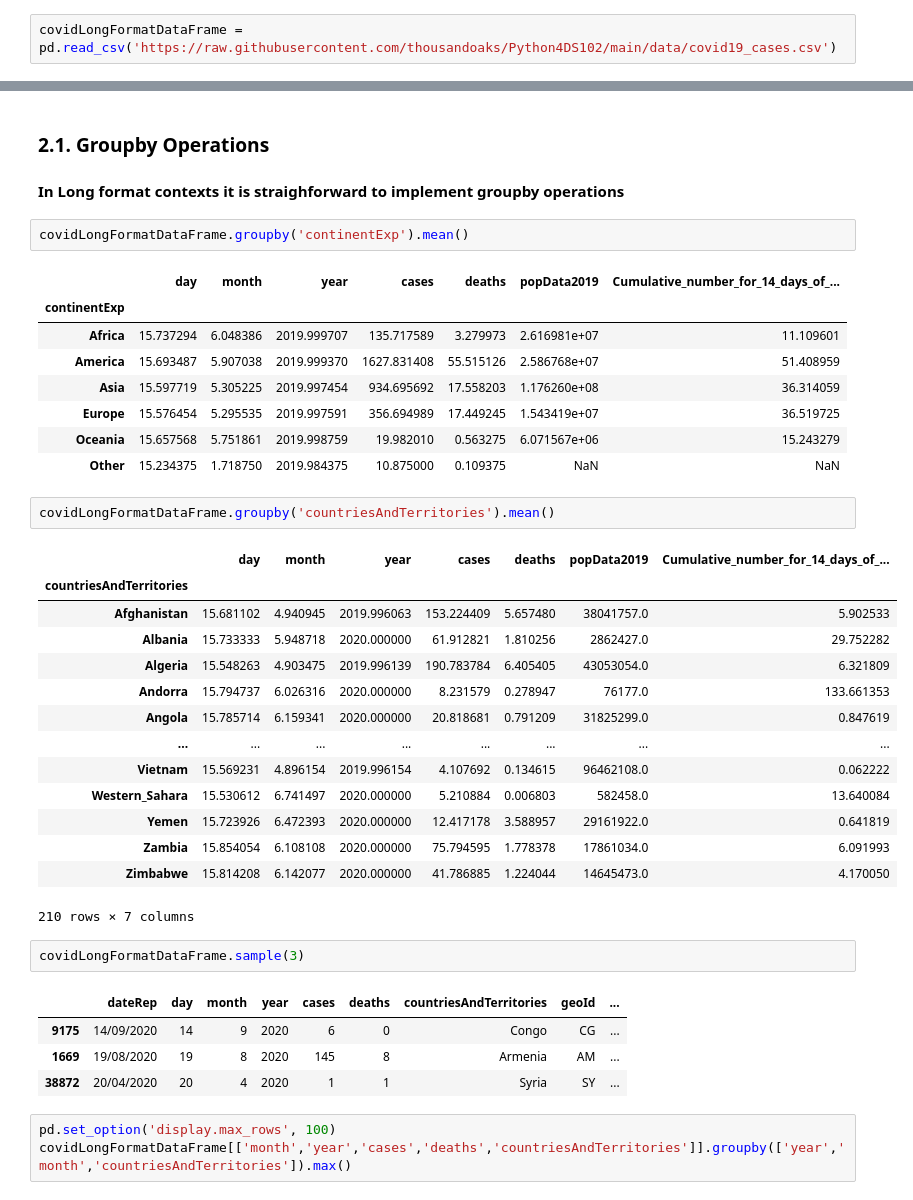
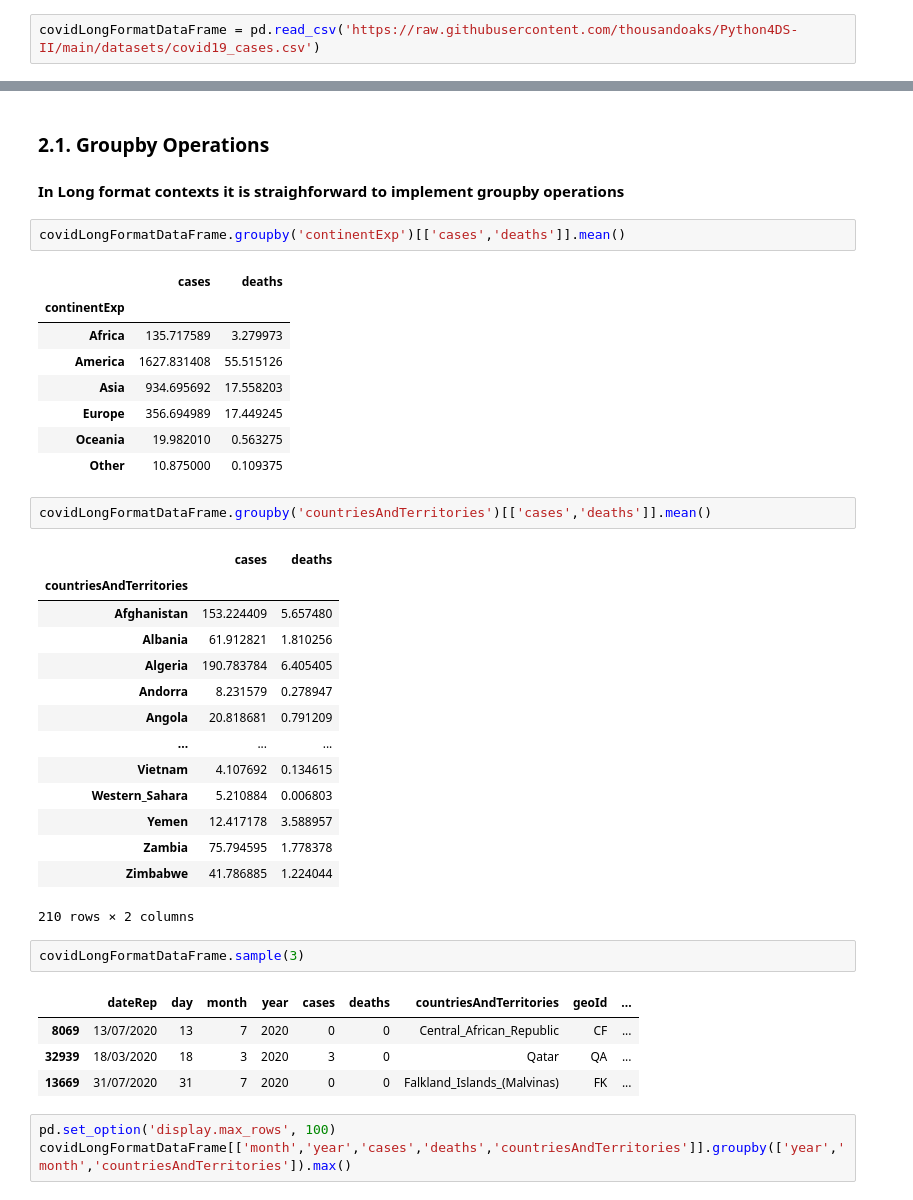
Before and after one commit to thousandoaks/Python4DS-II, a Jupyter notebook: notebooks/Long_To_Wide_Transformation.ipynb, the cells around one changed output, grey strips where cells are left out. Saved outputs shown, nothing was run; the diff lists cells and outputs as text.

```diff
--- a/notebooks/Long_To_Wide_Transformation.ipynb
+++ b/notebooks/Long_To_Wide_Transformation.ipynb
@@ -18,5 +18,5 @@ import numpy as np
 ### For scripted or automated collection of this data, the ECDC makes the current day's CSV file available via https://opendata.ecdc.europa.eu/covid19/casedistribution/csv. T
 ### The snapshot we will be using was collected on September 19, 2020 and contains the number of new COVID-19 cases per country from December 31, 2019 through September 18, 2020, with partial data for September 19, 2020. For this chapter, we will look at the 8-month span from January 18, 2020 through September 18, 2020.
 # %%
-covidLongFormatDataFrame = pd.read_csv('https://raw.githubusercontent.com/thousandoaks/Python4DS102/main/data/covid19_cases.csv')
+covidLongFormatDataFrame = pd.read_csv('https://raw.githubusercontent.com/thousandoaks/Python4DS-II/main/datasets/covid19_cases.csv')
 # %%
@@ -55,40 +73,40 @@ covidLongFormatDataFrame.sample(30)
 ### 2.1. Groupby Operations
 #### In Long format contexts it is straighforward to implement groupby operations
 # %%
-covidLongFormatDataFrame.groupby('continentExp').mean()
+covidLongFormatDataFrame.groupby('continentExp')[['cases','deaths']].mean()
 # %% [output]
-|  | day | month | year | cases | deaths | popData2019 | Cumulative_number_for_14_days_of_... |
-| continentExp |  |  |  |  |  |  |  |
-| Africa | 15.737294 | 6.048386 | 2019.999707 | 135.717589 | 3.279973 | 2.616981e+07 | 11.109601 |
-| America | 15.693487 | 5.907038 | 2019.999370 | 1627.831408 | 55.515126 | 2.586768e+07 | 51.408959 |
-| Asia | 15.597719 | 5.305225 | 2019.997454 | 934.695692 | 17.558203 | 1.176260e+08 | 36.314059 |
-| Europe | 15.576454 | 5.295535 | 2019.997591 | 356.694989 | 17.449245 | 1.543419e+07 | 36.519725 |
-| Oceania | 15.657568 | 5.751861 | 2019.998759 | 19.982010 | 0.563275 | 6.071567e+06 | 15.243279 |
-| Other | 15.234375 | 1.718750 | 2019.984375 | 10.875000 | 0.109375 | NaN | NaN |
+|  | cases | deaths |
+| continentExp |  |  |
+| Africa | 135.717589 | 3.279973 |
+| America | 1627.831408 | 55.515126 |
+| Asia | 934.695692 | 17.558203 |
+| Europe | 356.694989 | 17.449245 |
+| Oceania | 19.982010 | 0.563275 |
+| Other | 10.875000 | 0.109375 |
 # %%
-covidLongFormatDataFrame.groupby('countriesAndTerritories').mean()
+covidLongFormatDataFrame.groupby('countriesAndTerritories')[['cases','deaths']].mean()
 # %% [output]
-|  | day | month | year | cases | deaths | popData2019 | Cumulative_number_for_14_days_of_... |
-| countriesAndTerritories |  |  |  |  |  |  |  |
-| Afghanistan | 15.681102 | 4.940945 | 2019.996063 | 153.224409 | 5.657480 | 38041757.0 | 5.902533 |
-| Albania | 15.733333 | 5.948718 | 2020.000000 | 61.912821 | 1.810256 | 2862427.0 | 29.752282 |
-| Algeria | 15.548263 | 4.903475 | 2019.996139 | 190.783784 | 6.405405 | 43053054.0 | 6.321809 |
-| Andorra | 15.794737 | 6.026316 | 2020.000000 | 8.231579 | 0.278947 | 76177.0 | 133.661353 |
-| Angola | 15.785714 | 6.159341 | 2020.000000 | 20.818681 | 0.791209 | 31825299.0 | 0.847619 |
-| ... | ... | ... | ... | ... | ... | ... | ... |
-| Vietnam | 15.569231 | 4.896154 | 2019.996154 | 4.107692 | 0.134615 | 96462108.0 | 0.062222 |
-| Western_Sahara | 15.530612 | 6.741497 | 2020.000000 | 5.210884 | 0.006803 | 582458.0 | 13.640084 |
-| Yemen | 15.723926 | 6.472393 | 2020.000000 | 12.417178 | 3.588957 | 29161922.0 | 0.641819 |
-| Zambia | 15.854054 | 6.108108 | 2020.000000 | 75.794595 | 1.778378 | 17861034.0 | 6.091993 |
-| Zimbabwe | 15.814208 | 6.142077 | 2020.000000 | 41.786885 | 1.224044 | 14645473.0 | 4.170050 |
+|  | cases | deaths |
+| countriesAndTerritories |  |  |
+| Afghanistan | 153.224409 | 5.657480 |
+| Albania | 61.912821 | 1.810256 |
+| Algeria | 190.783784 | 6.405405 |
+| Andorra | 8.231579 | 0.278947 |
+| Angola | 20.818681 | 0.791209 |
+| ... | ... | ... |
+| Vietnam | 4.107692 | 0.134615 |
+| Western_Sahara | 5.210884 | 0.006803 |
+| Yemen | 12.417178 | 3.588957 |
+| Zambia | 75.794595 | 1.778378 |
+| Zimbabwe | 41.786885 | 1.224044 |
-210 rows × 7 columns
+210 rows × 2 columns
 # %%
 covidLongFormatDataFrame.sample(3)
 # %% [output]
 |  | dateRep | day | month | year | cases | deaths | countriesAndTerritories | geoId | ... |
-| 9175 | 14/09/2020 | 14 | 9 | 2020 | 6 | 0 | Congo | CG | ... |
-| 1669 | 19/08/2020 | 19 | 8 | 2020 | 145 | 8 | Armenia | AM | ... |
-| 38872 | 20/04/2020 | 20 | 4 | 2020 | 1 | 1 | Syria | SY | ... |
+| 8069 | 13/07/2020 | 13 | 7 | 2020 | 0 | 0 | Central_African_Republic | CF | ... |
+| 32939 | 18/03/2020 | 18 | 3 | 2020 | 3 | 0 | Qatar | QA | ... |
+| 13669 | 31/07/2020 | 31 | 7 | 2020 | 0 | 0 | Falkland_Islands_(Malvinas) | FK | ... |
 # %%
 pd.set_option('display.max_rows', 100)
 covidLongFormatDataFrame[['month','year','cases','deaths','countriesAndTerritories']].groupby(['year','month','countriesAndTerritories']).max()
```
Also changed, not shown: parts of 9 cells of this notebook.
